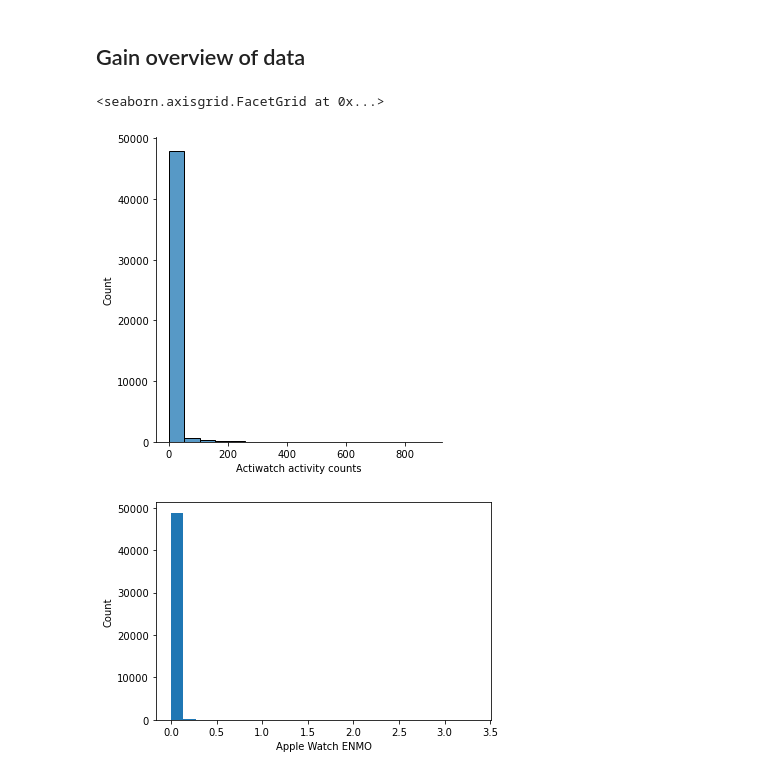
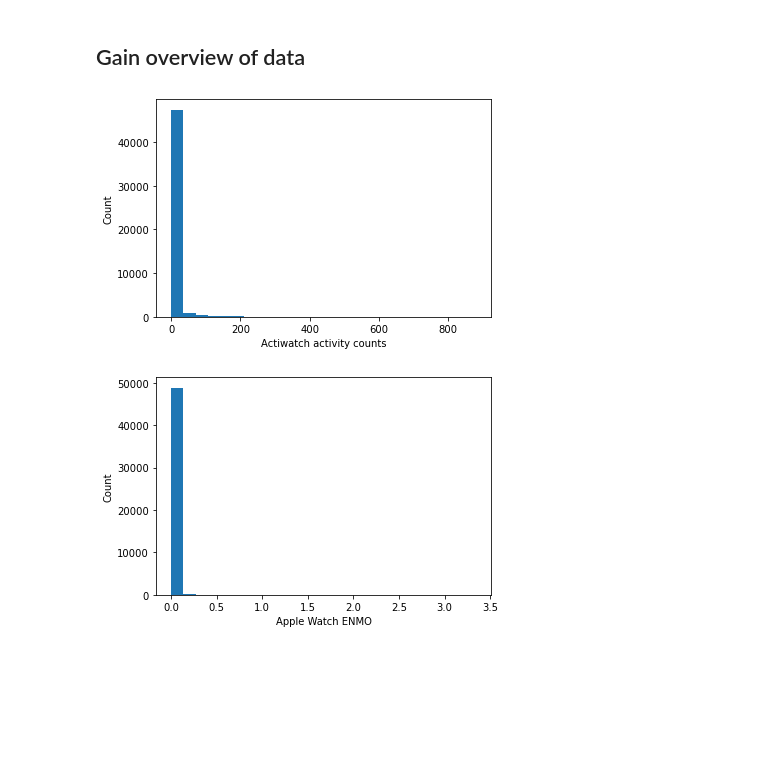
Before and after one commit to notallheroeswearcapes/ifn646_group9, a Jupyter notebook: submission.ipynb, the cells around one changed output. Saved outputs shown, nothing was run; the diff lists cells and outputs as text; code cells hidden in the pictures; blank space fills up the shorter version.

Commit message:
changed style of actiwatch histrogram from sns to pyplot

```diff
--- a/submission.ipynb
+++ b/submission.ipynb
@@ -43,10 +43,11 @@ There are 92.18 0 values in column 'Actiwatch activity counts'.
 ## Gain overview of data
 # %%
 # plot histogram of Actiwatch activity counts for the whole data set
-sns.displot(full, x="Actiwatch activity counts")
+plt.hist(full['Actiwatch activity counts'], bins=25)
+plt.ylabel('Count')
+plt.xlabel('Actiwatch activity counts');
 # %% [output]
-<seaborn.axisgrid.FacetGrid at 0x...>
-[figure, old version]
+[figure, new version]
 # %%
 # plot histogram of Apple Watch ENMO for the whole data set
 plt.hist(full['Apple Watch ENMO'], bins=25)
```
Also changed, not shown: 1 other file.
